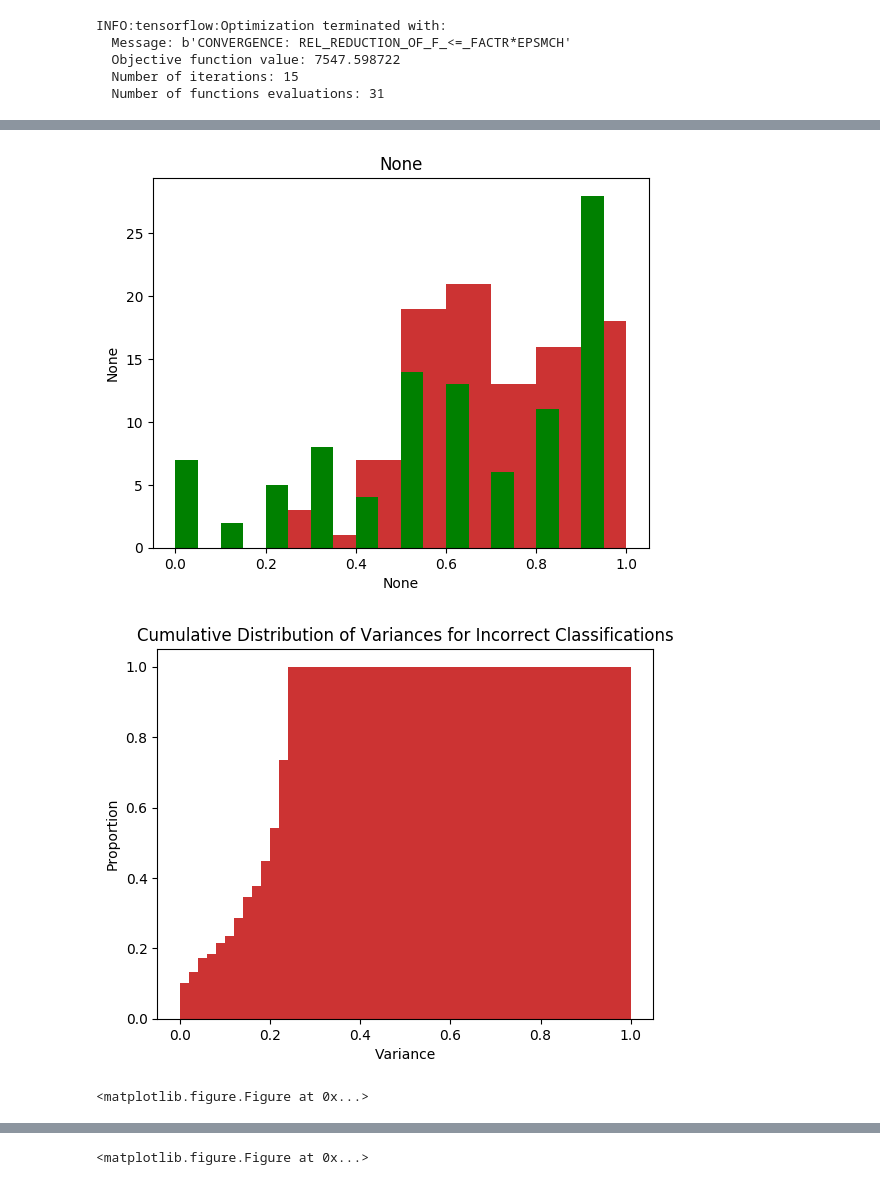
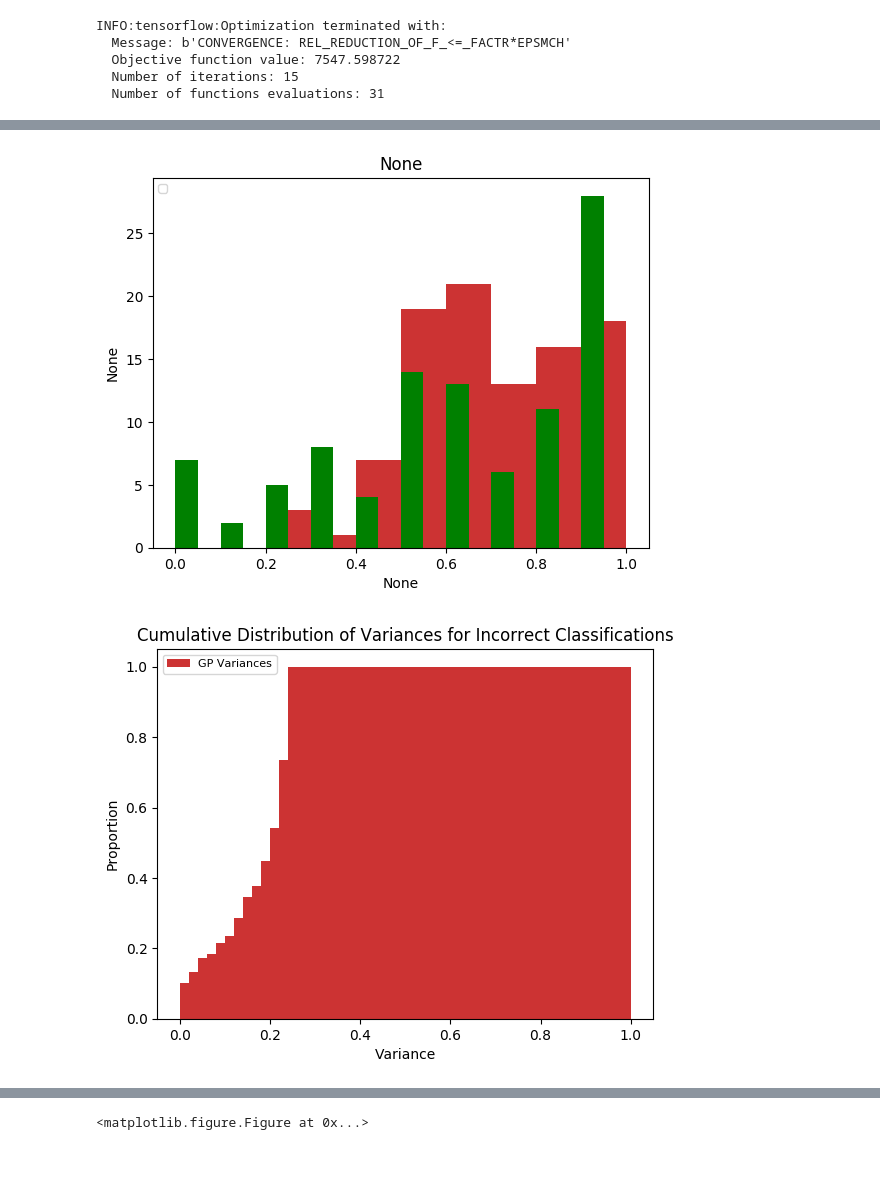
Before and after one commit to flyingsilverfin/CNN_GP_MNIST, a Jupyter notebook: src/GPFlow_testing.ipynb, the cells around one changed output, grey strips where cells are left out. Saved outputs shown, nothing was run; the diff lists cells and outputs as text; code cells hidden in the pictures.

```diff
--- a/src/GPFlow_testing.ipynb
+++ b/src/GPFlow_testing.ipynb
@@ -172,7 +175,7 @@ plt.savefig('../results/figs/mnist/gp_misclassified.pdf')
 def make_histogram(values, start=0.0, end=None, bins=10, plot=True,
                    x_label=None, y_label=None, title=None, color=None,
                    width=None, density=False, cum=False, save=None,
-                   legend=None, legend_loc=None):
+                   legend=[], legend_loc="upper left"):
     if end is None:
         max_value = values.max()
     else:
@@ -187,7 +190,6 @@ def make_histogram(values, start=0.0, end=None, bins=10, plot=True,
         plt.ylabel(y_label)
         plt.legend(legend, loc=legend_loc,
                    fontsize=8)
-        plt.show()
 
         if save:
             #use save as the path
@@ -230,36 +232,38 @@ for cat in range(10):
     all_incorrect_mus = np.append(all_incorrect_mus, incorrect_prediction_mus)
     all_incorrect_vars = np.append(all_incorrect_vars, incorrect_prediction_vars)
 
 #     incorrect_mus = mu[cat_incorrect_examples, cat]
 #     incorrect_vars = var[cat_incorrect_examples,cat]
 #     all_incorrect_mus = np.append(all_incorrect_mus, incorrect_mus)
 #     all_incorrect_vars = np.append(all_incorrect_vars, incorrect_vars)
 #     make_histogram(incorrect_vars)
     #make_histogram(incorrect_mus)
 cnn_output = np.array(cnn_output)
 #print(cnn_output)
 #print(all_incorrect_mus)
 #print(all_incorrect_vars)
 
 
 make_histogram(all_incorrect_mus, end = 1.0, plot=False, width=0.1,
                color=[0.8, 0.2, 0.2],)
 make_histogram(cnn_output, end = 1.0, plot=True, color='g', width=0.05)
+plt.show()
 
 make_histogram(all_incorrect_vars,
                bins=50,
                end=1.0,
                density=True,
                cum=True,
                x_label="Variance",
                y_label="Proportion",
                color=[0.8, 0.2, 0.2],
+               legend=["GP Variances"],
+               legend_loc="upper left",
                title="Cumulative Distribution of Variances for Incorrect Classifications",
-               save='../results/figs/mnist/incorrect_variances.pdf')
+               save='../results/figs/mnist/incorrect_variances_Matern12.pdf')
 # %% [output]
 [figure]
-[figure, old version]
+[figure, new version]
-<matplotlib.figure.Figure at 0x...>
 # %%
 all_correct_mus = np.array([])
 all_correct_vars = np.array([])
```
Also changed, not shown: parts of 5 cells of this notebook, 38 other files.
